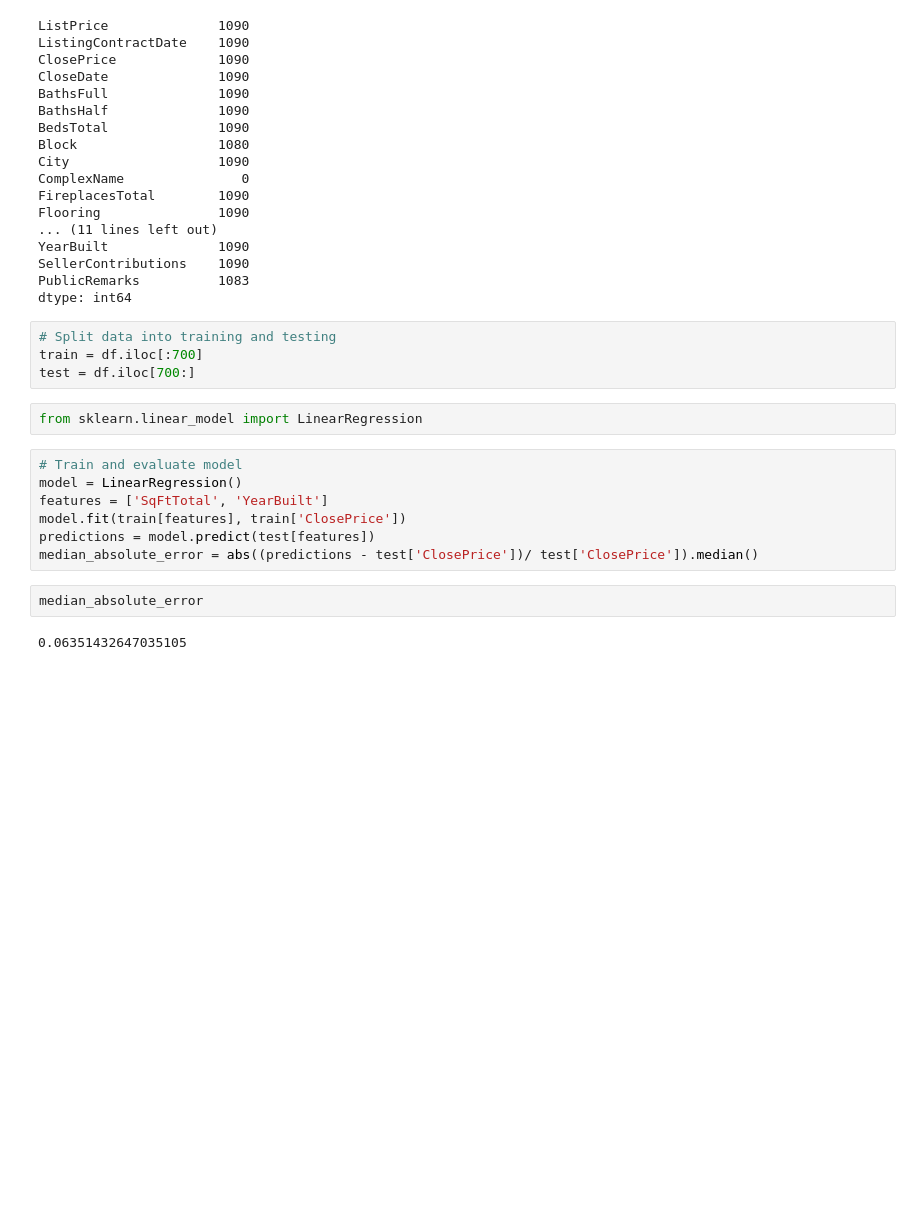
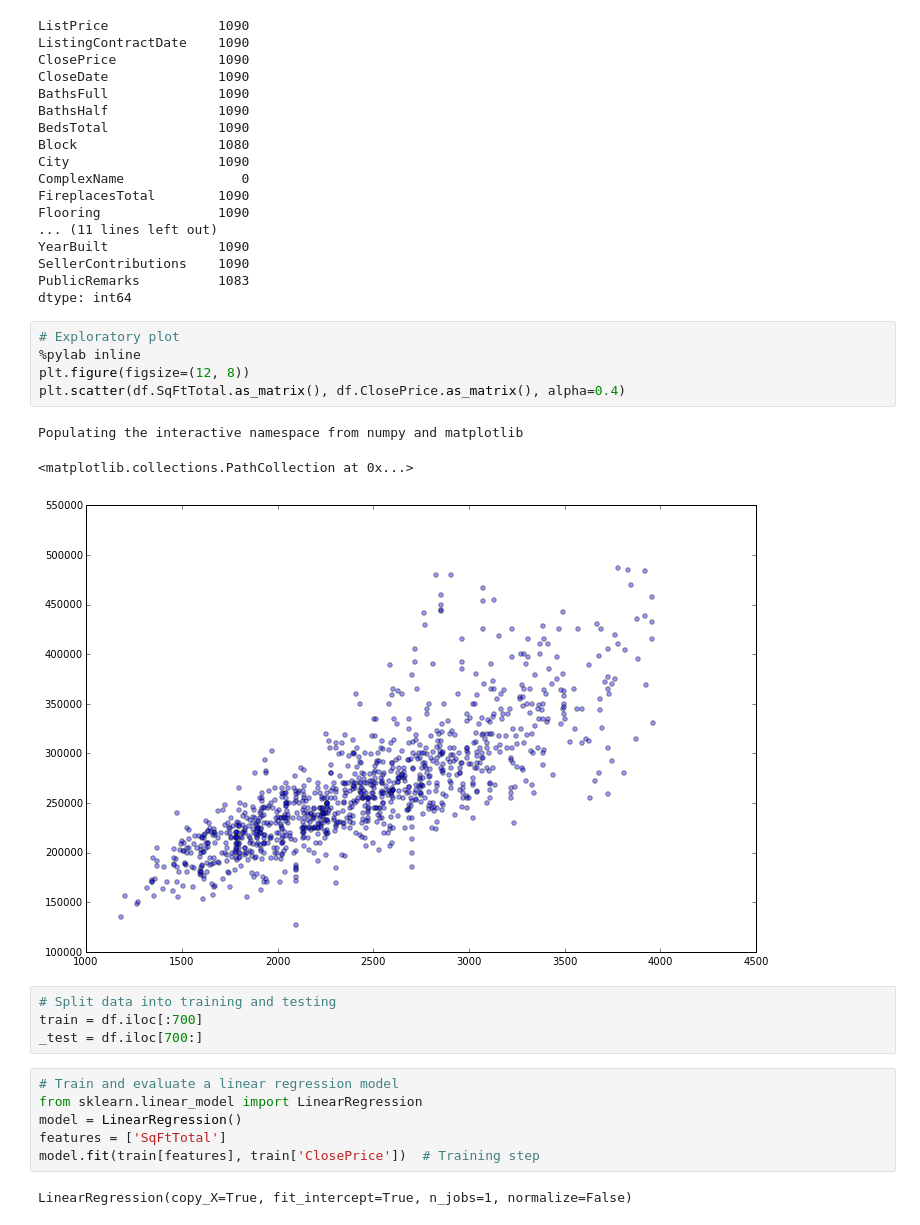
Before and after one commit to kkwteh/ml-workshop, a Jupyter notebook: sample-model.ipynb, the cells around one changed output. Cells and saved outputs as stored; diff of their text form; blank space fills up the shorter version.

Commit message:
Matplotlib. EDA, RF regressor, filtering.

```diff
--- a/sample-model.ipynb
+++ b/sample-model.ipynb
@@ -26,20 +40,24 @@ YearBuilt              1090
 SellerContributions    1090
 PublicRemarks          1083
 dtype: int64
+# %%
+# Exploratory plot
+%pylab inline
+plt.figure(figsize=(12, 8))
+plt.scatter(df.SqFtTotal.as_matrix(), df.ClosePrice.as_matrix(), alpha=0.4)
+# %% [output]
+Populating the interactive namespace from numpy and matplotlib
+<matplotlib.collections.PathCollection at 0x...>
+[figure, added]
 # %%
 # Split data into training and testing
 train = df.iloc[:700]
-test = df.iloc[700:]
+_test = df.iloc[700:]
-# %%
-from sklearn.linear_model import LinearRegression
 # %%
-# Train and evaluate model
+# Train and evaluate a linear regression model
+from sklearn.linear_model import LinearRegression
 model = LinearRegression()
-features = ['SqFtTotal', 'YearBuilt']
-model.fit(train[features], train['ClosePrice'])
-predictions = model.predict(test[features])
-median_absolute_error = abs((predictions - test['ClosePrice'])/ test['ClosePrice']).median()
+features = ['SqFtTotal']
+model.fit(train[features], train['ClosePrice'])  # Training step
+# %% [output]
+LinearRegression(copy_X=True, fit_intercept=True, n_jobs=1, normalize=False)
-# %%
-median_absolute_error
-# %% [output]
-0.06351432647035105
```
Also changed, not shown: parts of 15 cells of this notebook, 1 other file.
